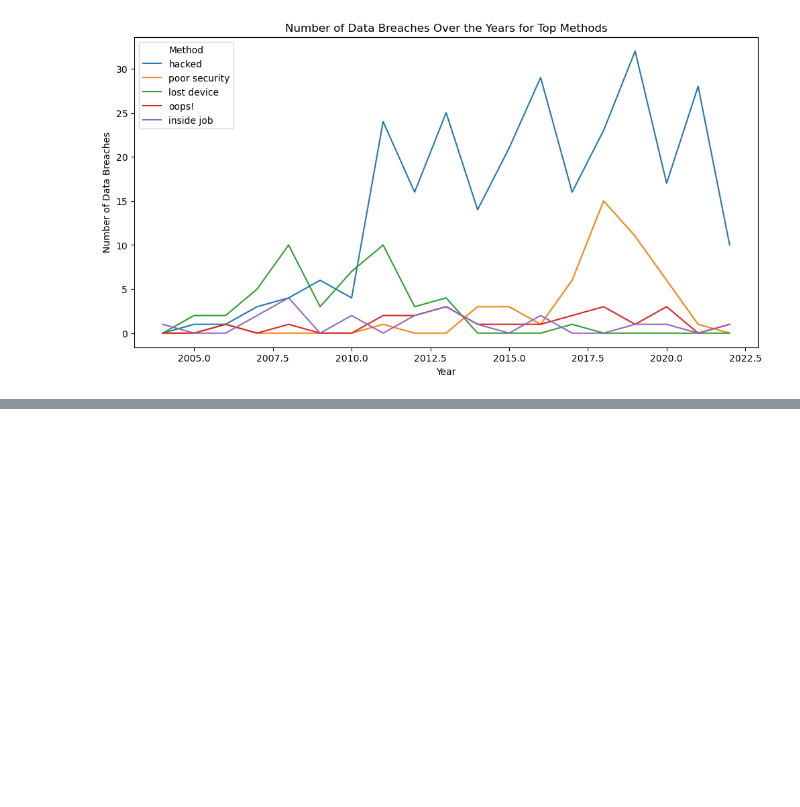
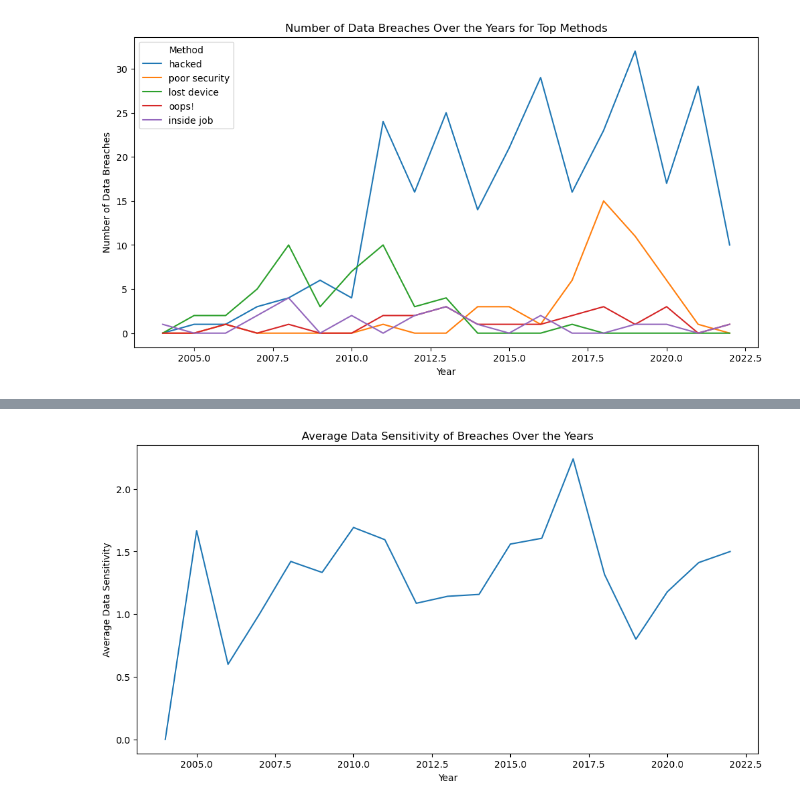
Before and after one commit to raj-rajat/World-s-Biggest-Data-Breaches-Hacks, a Jupyter notebook: world-s-biggest-data-breaches-hacks.ipynb, the cells around one changed output, grey strips where cells are left out. Drawn from its saved outputs; the diff is of its cells as text; code cells hidden in the pictures; blank space fills up the shorter version.

```diff
--- a/world-s-biggest-data-breaches-hacks.ipynb
+++ b/world-s-biggest-data-breaches-hacks.ipynb
@@ -564,0 +587,13 @@ plt.show()
+# %%
+# Group the data by Year and calculate the average data sensitivity
+data_year_sensitivity = data.groupby('Year').agg({'Data Sensitivity Clean':'mean'}).reset_index()
+
+# Plot a line chart for the average data sensitivity over the years
+plt.figure(figsize=(12, 6))
+plt.plot(data_year_sensitivity['Year'], data_year_sensitivity['Data Sensitivity Clean'])
+plt.xlabel('Year')
+plt.ylabel('Average Data Sensitivity')
+plt.title('Average Data Sensitivity of Breaches Over the Years')
+plt.show()
+# %% [output]
+[figure, added]
```
Also changed, not shown: parts of 11 cells of this notebook.
